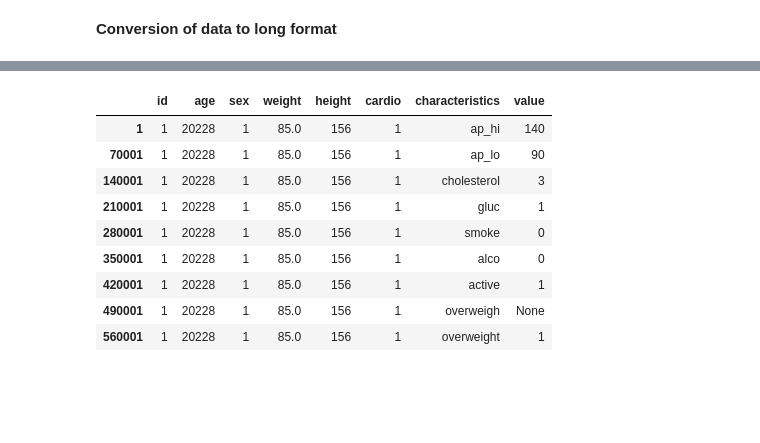
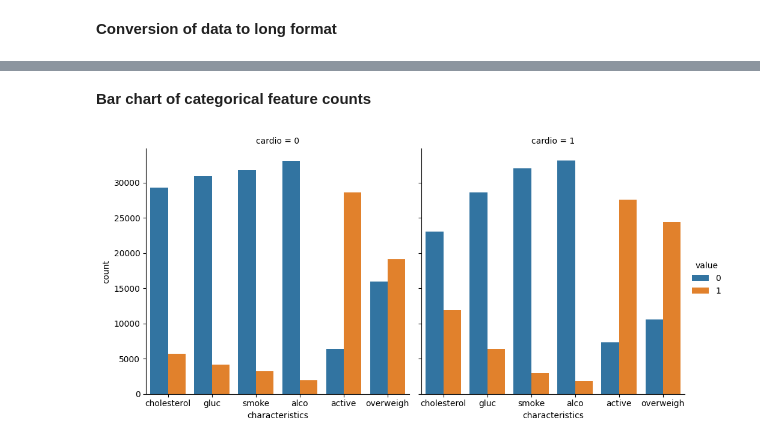
Before and after one commit to Gaspar99/Medical-Data-Visualizer, a Jupyter notebook: Medical Data Visualizer.ipynb, the cells around one changed output, grey strips where cells are left out. Drawn from its saved outputs; the diff is of its cells as text; code cells hidden in the pictures; blank space fills up the shorter version.

Commit message:
Bar chart of categorical feature counts

```diff
--- a/Medical Data Visualizer.ipynb
+++ b/Medical Data Visualizer.ipynb
@@ -128,13 +172,4 @@ medical_examination_long_format
 # %%
-medical_examination_long_format.loc[medical_examination_long_format["id"] == 1]
+medical_examination_long_format['value'] = pd.to_numeric(medical_examination_long_format['value'])
-# %% [output]
-|  | id | age | sex | weight | height | cardio | characteristics | value |
-| 1 | 1 | 20228 | 1 | 85.0 | 156 | 1 | ap_hi | 140 |
-| 70001 | 1 | 20228 | 1 | 85.0 | 156 | 1 | ap_lo | 90 |
-| 140001 | 1 | 20228 | 1 | 85.0 | 156 | 1 | cholesterol | 3 |
-| 210001 | 1 | 20228 | 1 | 85.0 | 156 | 1 | gluc | 1 |
-| 280001 | 1 | 20228 | 1 | 85.0 | 156 | 1 | smoke | 0 |
-| 350001 | 1 | 20228 | 1 | 85.0 | 156 | 1 | alco | 0 |
-| 420001 | 1 | 20228 | 1 | 85.0 | 156 | 1 | active | 1 |
-| 490001 | 1 | 20228 | 1 | 85.0 | 156 | 1 | overweigh | None |
-| 560001 | 1 | 20228 | 1 | 85.0 | 156 | 1 | overweight | 1 |
+# %% [markdown]
+**Bar chart of categorical feature counts**
@@ -140,0 +178,7 @@ medical_examination_long_format.loc[medical_examination_long_format["id"] == 1]
+# %%
+sns.catplot(x = "characteristics",  data = medical_examination_long_format,
+            kind = "count", hue = "value", col = "cardio")
+
+plt.show()
+# %% [output]
+[figure, added]
```
Also changed, not shown: parts of 6 cells of this notebook.
